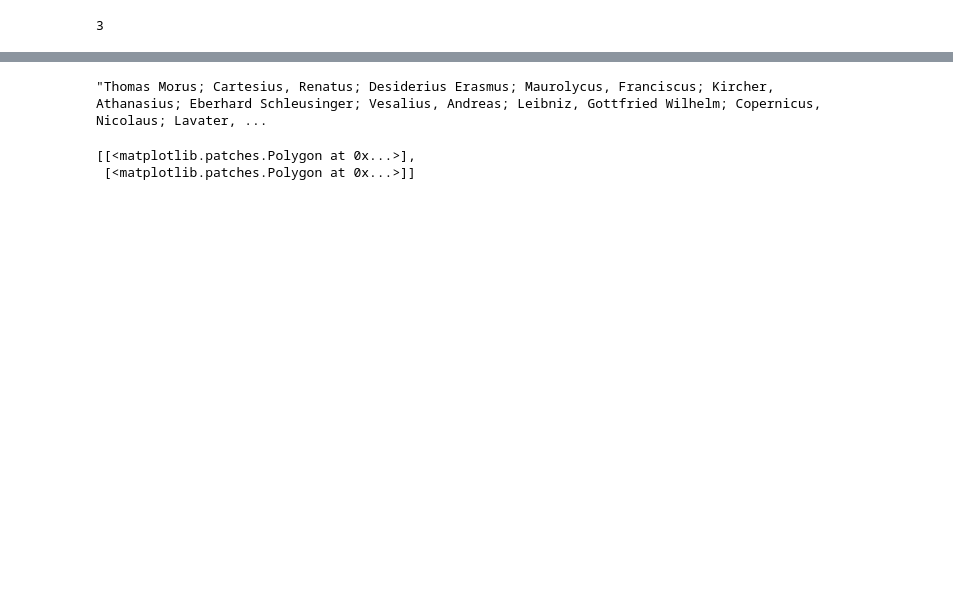
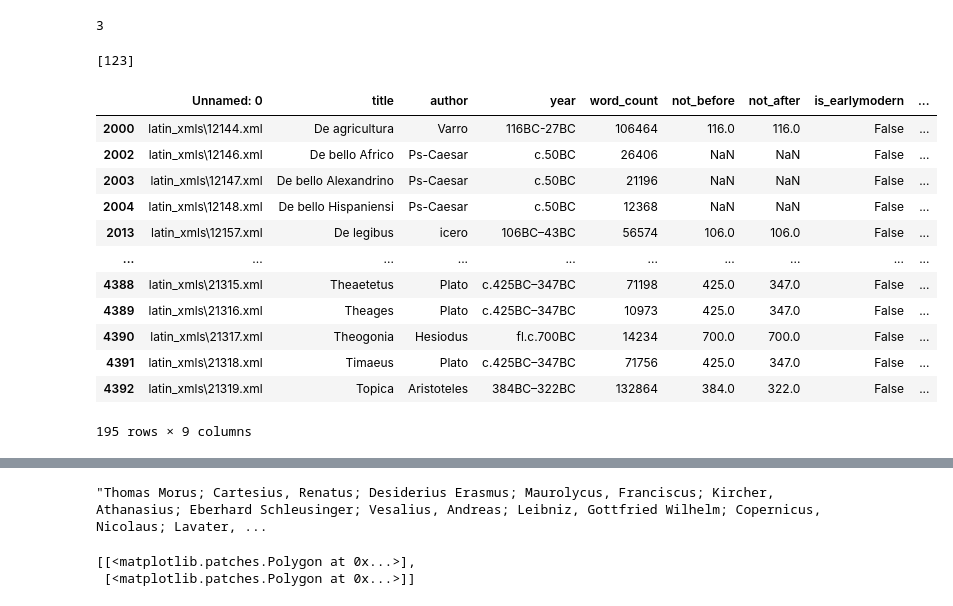
Before and after one commit to CCS-ZCU/noscemus_ETF, a Jupyter notebook: scripts/corpus-corporum-test.ipynb, the cells around one changed output, grey strips where cells are left out. Cells and saved outputs as stored; diff of their text form; code cells hidden in the pictures; blank space fills up the shorter version.

```diff
--- a/scripts/corpus-corporum-test.ipynb
+++ b/scripts/corpus-corporum-test.ipynb
@@ -31,4 +48,16 @@ cc_raw.head(5)
 cc_raw["year"].apply(lambda x: "post" in str(x)).sum()
 # %% [output]
 3
+# %%
+d = "c. 123"
+dates_raw = [el for el in re.findall("(\d+)(BC)?", d)]
+dates = []
+for tup in dates_raw:
+    if tup[1] == "BC":
+        dates.append(int(tup[0]) * -1)
+    else:
+        dates.append(int(tup[0]))
+dates
+# %% [output]
+[123]
 # %%
@@ -46,6 +81,22 @@ def get_dates(d):
     else:
         date_dict = {"not_before" : None, "not_after" : None}
     return date_dict
+# %%
+cc_raw[cc_raw["year"].apply(lambda x: "BC" in str(x))]
+# %% [output]
+|  | Unnamed: 0 | title | author | year | word_count | not_before | not_after | is_earlymodern | ... |
+| 2000 | latin_xmls\12144.xml | De agricultura | Varro | 116BC-27BC | 106464 | 116.0 | 116.0 | False | ... |
+| 2002 | latin_xmls\12146.xml | De bello Africo | Ps-Caesar | c.50BC | 26406 | NaN | NaN | False | ... |
+| 2003 | latin_xmls\12147.xml | De bello Alexandrino | Ps-Caesar | c.50BC | 21196 | NaN | NaN | False | ... |
+| 2004 | latin_xmls\12148.xml | De bello Hispaniensi | Ps-Caesar | c.50BC | 12368 | NaN | NaN | False | ... |
+| 2013 | latin_xmls\12157.xml | De legibus | icero | 106BC–43BC | 56574 | 106.0 | 106.0 | False | ... |
+| ... | ... | ... | ... | ... | ... | ... | ... | ... | ... |
+| 4388 | latin_xmls\21315.xml | Theaetetus | Plato | c.425BC–347BC | 71198 | 425.0 | 347.0 | False | ... |
+| 4389 | latin_xmls\21316.xml | Theages | Plato | c.425BC–347BC | 10973 | 425.0 | 347.0 | False | ... |
+| 4390 | latin_xmls\21317.xml | Theogonia | Hesiodus | fl.c.700BC | 14234 | 700.0 | 700.0 | False | ... |
+| 4391 | latin_xmls\21318.xml | Timaeus | Plato | c.425BC–347BC | 71756 | 425.0 | 347.0 | False | ... |
+| 4392 | latin_xmls\21319.xml | Topica | Aristoteles | 384BC–322BC | 132864 | 384.0 | 322.0 | False | ... |
+195 rows × 9 columns
 # %%
 cc_raw["dates_dict"] = cc_raw["year"].apply(get_dates)
 cc_raw["not_before"] =  cc_raw["dates_dict"].apply(lambda x: x["not_before"])
```
Also changed, not shown: parts of 14 cells of this notebook, 3 other files.
